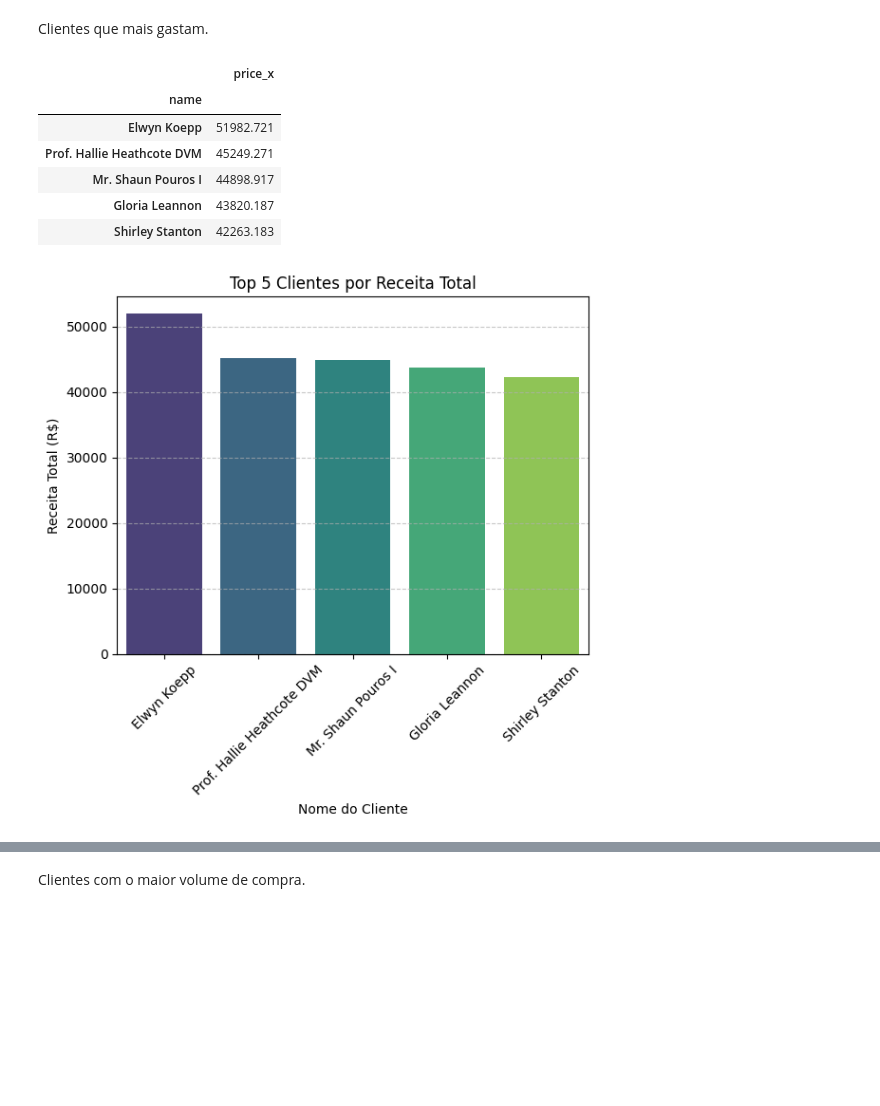
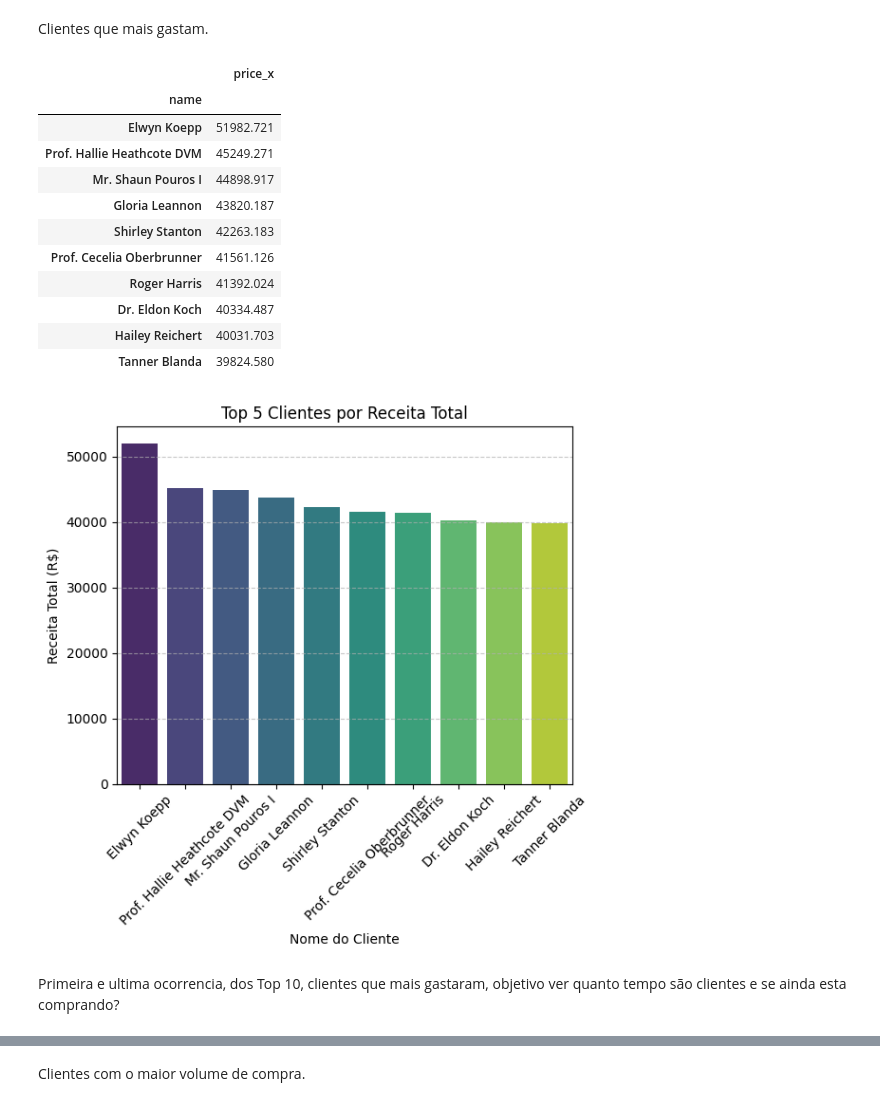
Before and after one commit to G0807/vendas-kaggle, a Jupyter notebook: vendasKaggle.ipynb, the cells around one changed output, grey strips where cells are left out. Cells and saved outputs as stored; diff of their text form; code cells hidden in the pictures; blank space fills up the shorter version.

```diff
--- a/vendasKaggle.ipynb
+++ b/vendasKaggle.ipynb
@@ -314,24 +317,31 @@ Conseguimos identificar clientes mais engajados (que compram com mais frequênci
 # %% [markdown]
 Clientes que mais gastam.
 # %%
-cliente_mais_gastos = vendas_df[['name','price_x']].groupby('name').sum().sort_values(by='price_x', ascending=False).head(5)
+cliente_mais_gastos = vendas_df[['name','price_x']].groupby('name').sum().sort_values(by='price_x', ascending=False).head(10)
 display(cliente_mais_gastos)
 plt.figure(figsize=(6, 6))
 sns.barplot(x=cliente_mais_gastos.index, y=cliente_mais_gastos['price_x'],hue=cliente_mais_gastos.index, palette='viridis',legend=False)
 plt.grid(axis='y', linestyle='--',alpha=0.7)
 plt.title('Top 5 Clientes por Receita Total')
 plt.xlabel('Nome do Cliente')
 plt.ylabel('Receita Total (R$)')
 plt.xticks(rotation=45)
 plt.tight_layout()
 plt.show()
 # %% [output]
 |  | price_x |
 | name |  |
 | Elwyn Koepp | 51982.721 |
 | Prof. Hallie Heathcote DVM | 45249.271 |
 | Mr. Shaun Pouros I | 44898.917 |
 | Gloria Leannon | 43820.187 |
 | Shirley Stanton | 42263.183 |
+| Prof. Cecelia Oberbrunner | 41561.126 |
+| Roger Harris | 41392.024 |
+| Dr. Eldon Koch | 40334.487 |
+| Hailey Reichert | 40031.703 |
+| Tanner Blanda | 39824.580 |
-[figure, old version]
+[figure, new version]
+# %% [markdown]
+Primeira e ultima ocorrencia, dos Top 10, clientes que mais gastaram, objetivo ver quanto tempo são clientes e se ainda esta comprando?
 # %%
```
Also changed, not shown: parts of 30 cells of this notebook.
